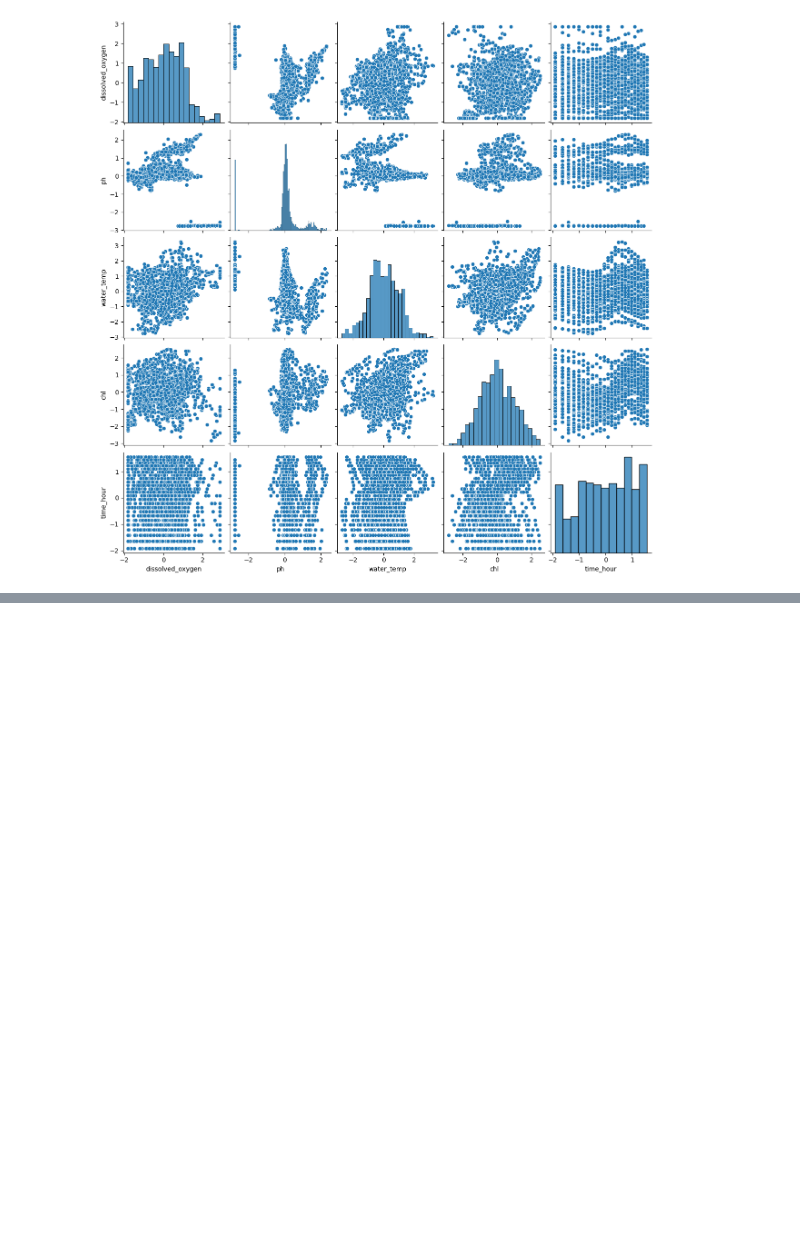
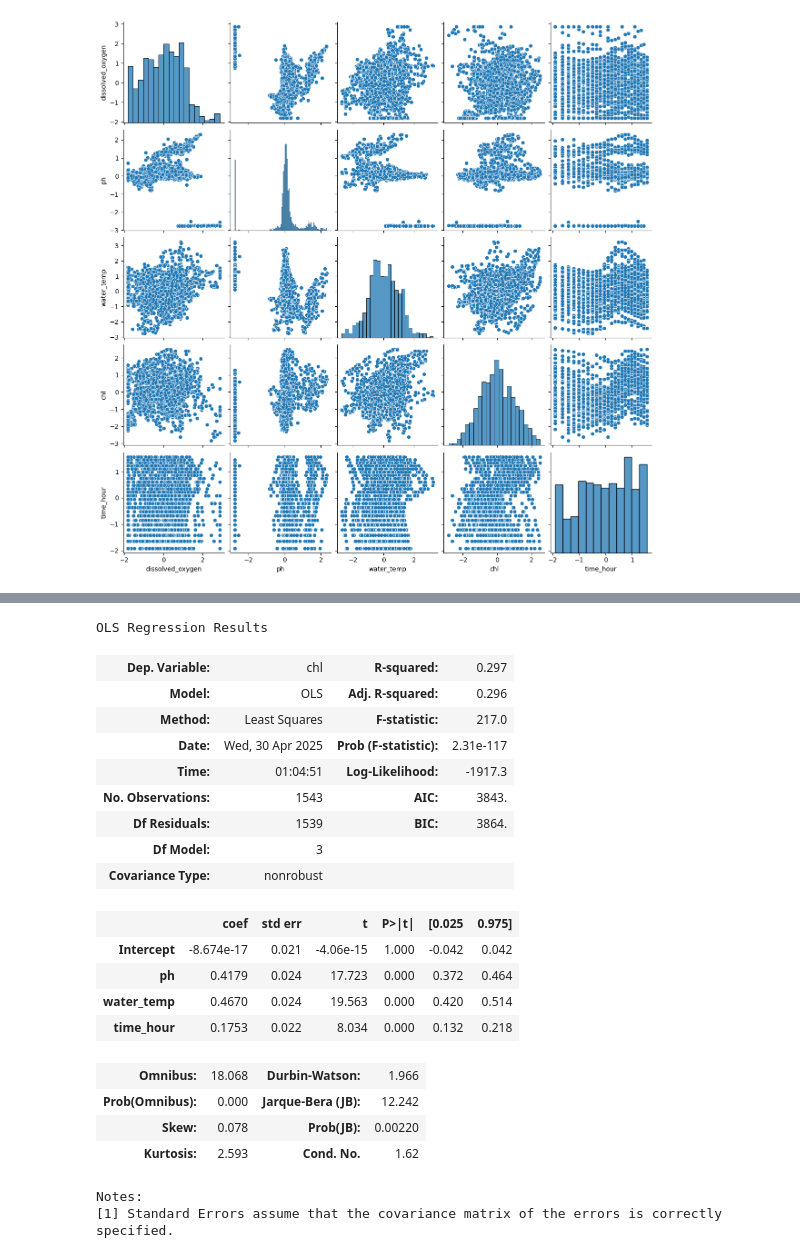
Before and after one commit to RomandRapido/LinMod, a Jupyter notebook: FinalProj/eda.ipynb, the cells around one changed output, grey strips where cells are left out. Cells and saved outputs as stored; diff of their text form; code cells hidden in the pictures; blank space fills up the shorter version.

```diff
--- a/FinalProj/eda.ipynb
+++ b/FinalProj/eda.ipynb
@@ -303,0 +322,27 @@ sns.pairplot(new_df);
+# %%
+formula = "chl ~ " + " + ".join([col for col in samp.drop(columns=['sample_date_int', 'dissolved_oxygen']).columns  if col != "chl"])
+lmlm = ols(formula, data=samp)
+results = lmlm.fit()
+results.summary()
+# %% [output]
+OLS Regression Results
+| Dep. Variable: | chl | R-squared: | 0.297 |
+| Model: | OLS | Adj. R-squared: | 0.296 |
+| Method: | Least Squares | F-statistic: | 217.0 |
+| Date: | Wed, 30 Apr 2025 | Prob (F-statistic): | 2.31e-117 |
+| Time: | 01:04:51 | Log-Likelihood: | -1917.3 |
+| No. Observations: | 1543 | AIC: | 3843. |
+| Df Residuals: | 1539 | BIC: | 3864. |
+| Df Model: | 3 |  |  |
+| Covariance Type: | nonrobust |  |  |
+|  | coef | std err | t | P>|t| | [0.025 | 0.975] |
+| Intercept | -8.674e-17 | 0.021 | -4.06e-15 | 1.000 | -0.042 | 0.042 |
+| ph | 0.4179 | 0.024 | 17.723 | 0.000 | 0.372 | 0.464 |
+| water_temp | 0.4670 | 0.024 | 19.563 | 0.000 | 0.420 | 0.514 |
+| time_hour | 0.1753 | 0.022 | 8.034 | 0.000 | 0.132 | 0.218 |
+| Omnibus: | 18.068 | Durbin-Watson: | 1.966 |
+| Prob(Omnibus): | 0.000 | Jarque-Bera (JB): | 12.242 |
+| Skew: | 0.078 | Prob(JB): | 0.00220 |
+| Kurtosis: | 2.593 | Cond. No. | 1.62 |
+Notes:
+[1] Standard Errors assume that the covariance matrix of the errors is correctly specified.
```
Also changed, not shown: parts of 9 cells of this notebook.
